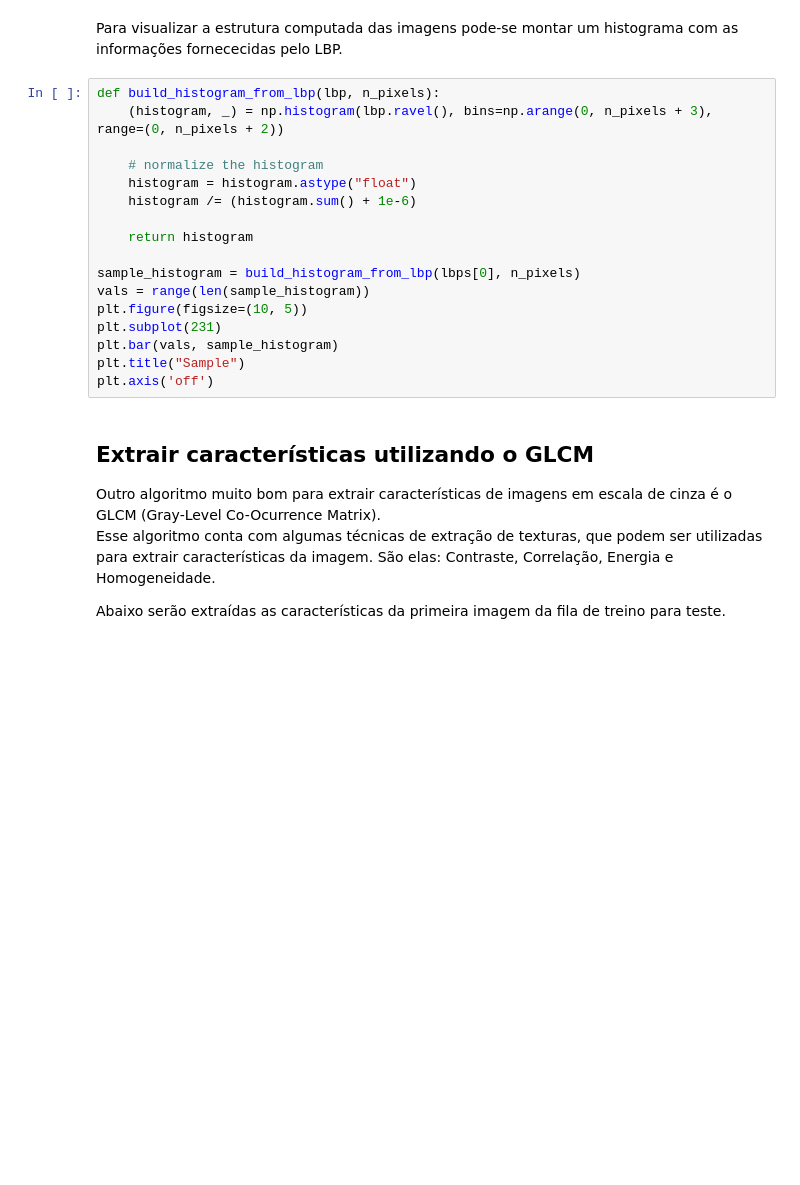
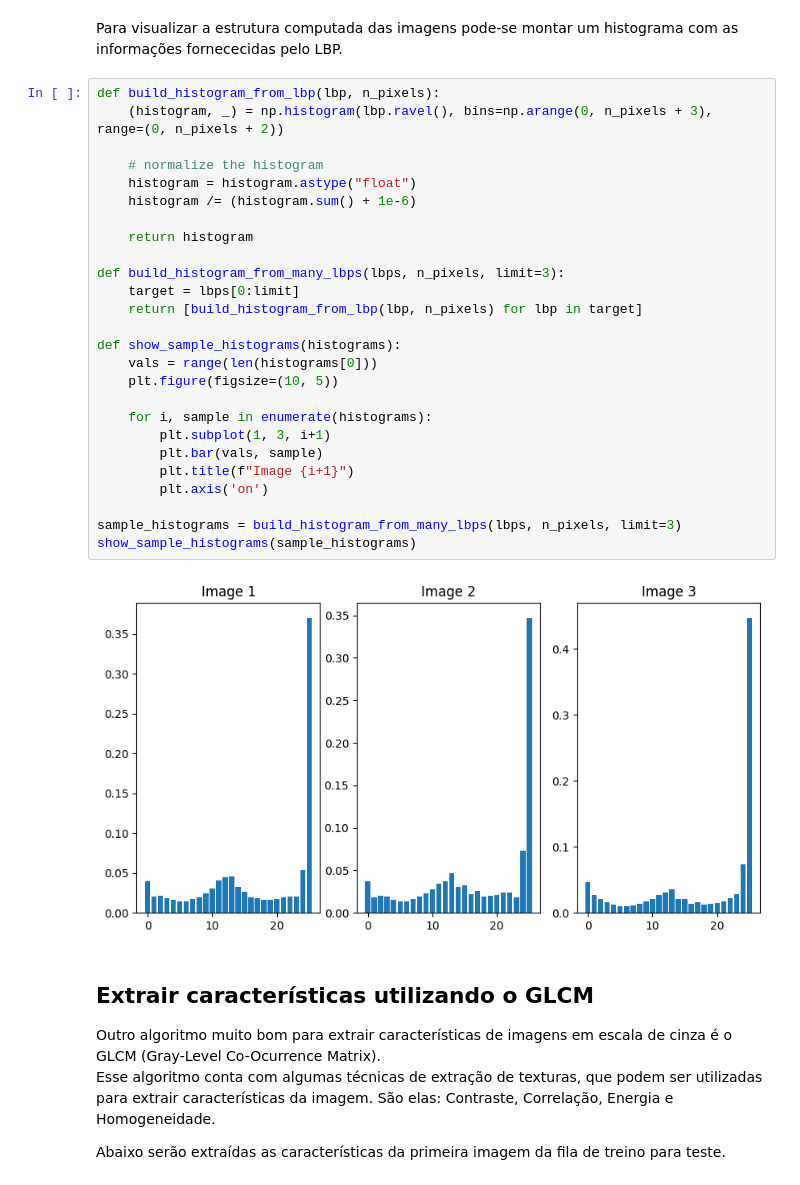
Before and after one commit to afmireski/images_classificator, a Jupyter notebook: main.ipynb, the cells around one changed output. Saved outputs shown, nothing was run; the diff lists cells and outputs as text; blank space fills up the shorter version.

```diff
--- a/main.ipynb
+++ b/main.ipynb
@@ -56,20 +80,31 @@ Para visualizar a estrutura computada das imagens pode-se montar um histograma c
 # %%
 def build_histogram_from_lbp(lbp, n_pixels):
     (histogram, _) = np.histogram(lbp.ravel(), bins=np.arange(0, n_pixels + 3), range=(0, n_pixels + 2))
 
     # normalize the histogram
     histogram = histogram.astype("float")
     histogram /= (histogram.sum() + 1e-6)
 
     return histogram
 
-sample_histogram = build_histogram_from_lbp(lbps[0], n_pixels)
-vals = range(len(sample_histogram))
-plt.figure(figsize=(10, 5))
-plt.subplot(231)
-plt.bar(vals, sample_histogram)
-plt.title("Sample")
-plt.axis('off')
+def build_histogram_from_many_lbps(lbps, n_pixels, limit=3):
+    target = lbps[0:limit]
+    return [build_histogram_from_lbp(lbp, n_pixels) for lbp in target]
+
+def show_sample_histograms(histograms):
+    vals = range(len(histograms[0]))
+    plt.figure(figsize=(10, 5))
+
+    for i, sample in enumerate(histograms):
+        plt.subplot(1, 3, i+1)
+        plt.bar(vals, sample)
+        plt.title(f"Image {i+1}")
+        plt.axis('on')
+
+sample_histograms = build_histogram_from_many_lbps(lbps, n_pixels, limit=3)
+show_sample_histograms(sample_histograms)
+# %% [output]
+[figure, added]
 # %% [markdown]
 ## Extrair características utilizando o GLCM
 
```
Also changed, not shown: parts of 4 cells of this notebook.
